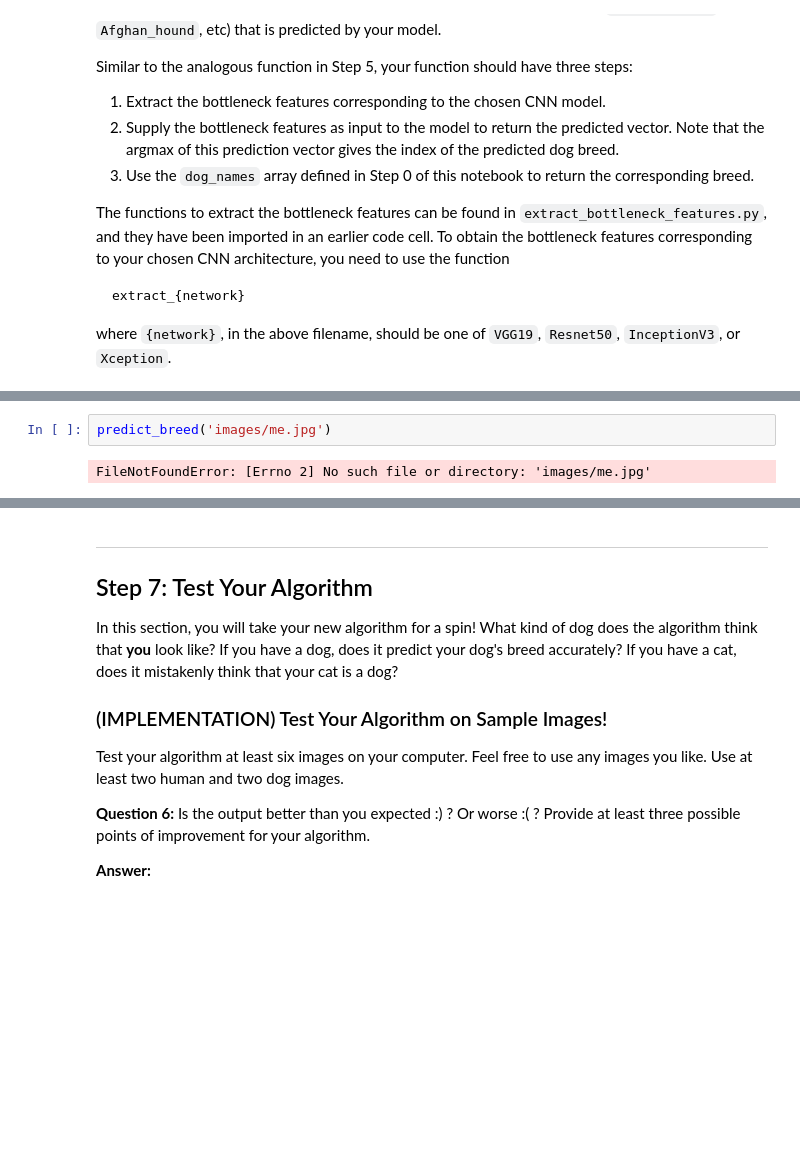
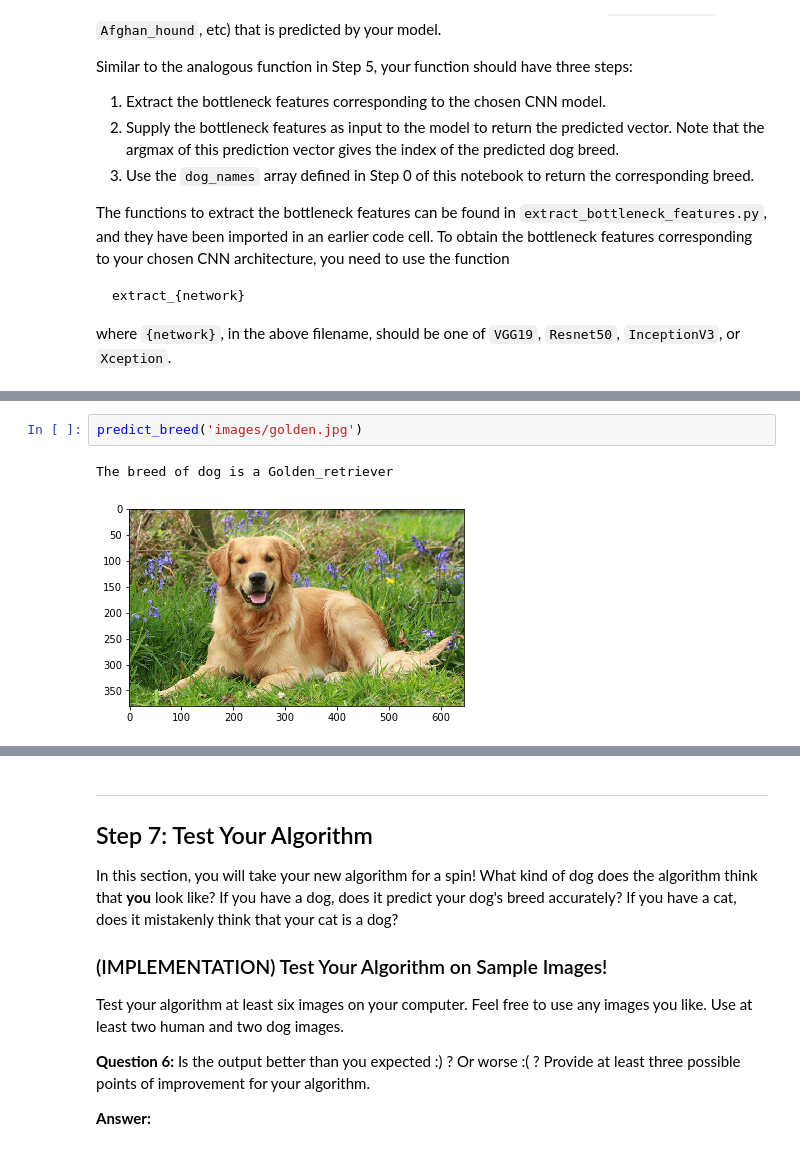
Before and after one commit to Venka97/Dog-breed-classification, a Jupyter notebook: dog_app.ipynb, the cells around one changed output, grey strips where cells are left out. Drawn from its saved outputs; the diff is of its cells as text; blank space fills up the shorter version.

```diff
--- a/dog_app.ipynb
+++ b/dog_app.ipynb
@@ -750,4 +754,5 @@ def predict_breed(img_path):
 # %%
-predict_breed('images/me.jpg')
+predict_breed('images/golden.jpg')
 # %% [output]
-FileNotFoundError: [Errno 2] No such file or directory: 'images/me.jpg'
+The breed of dog is a Golden_retriever
+[figure, added]
```
Also changed, not shown: parts of 15 cells of this notebook, 9 other files.
